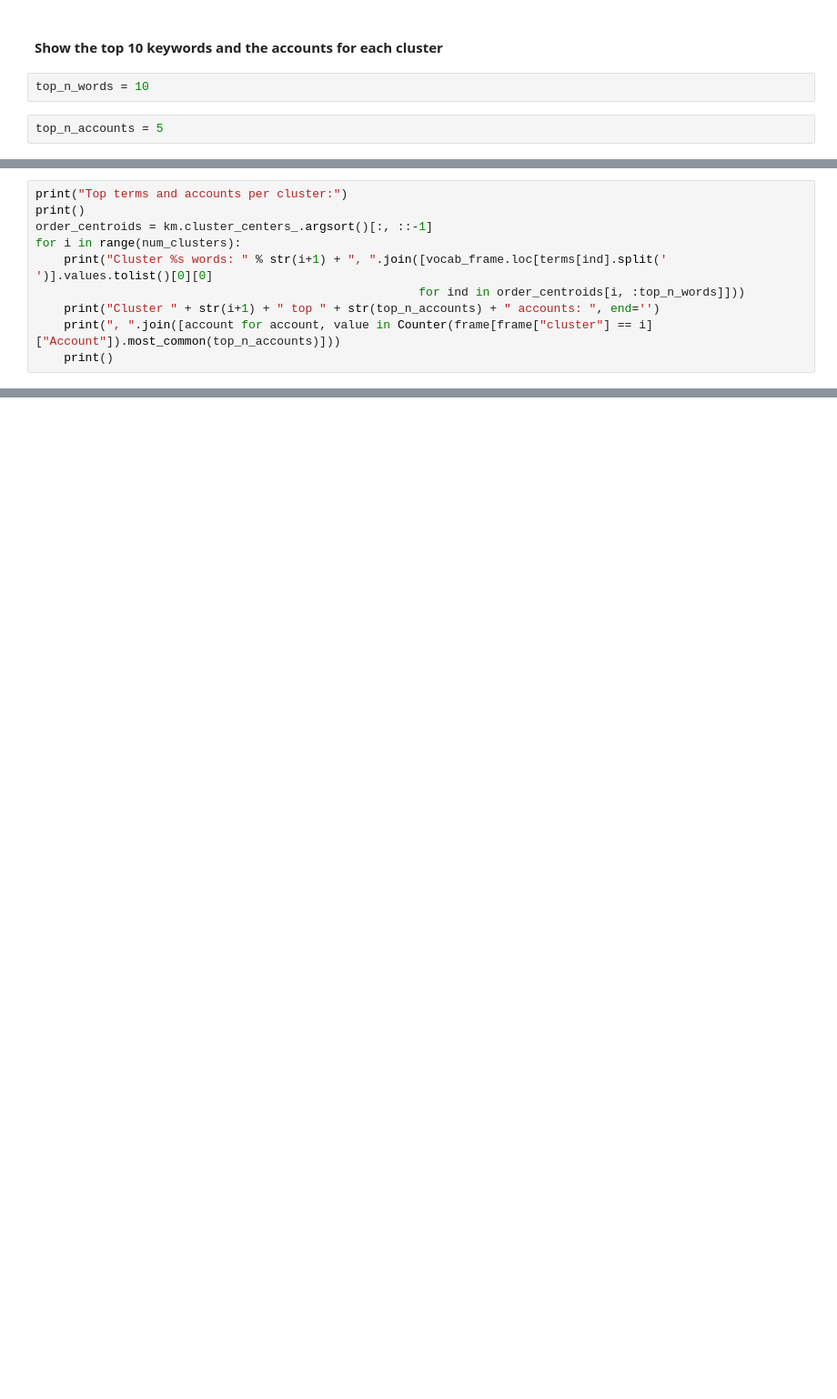
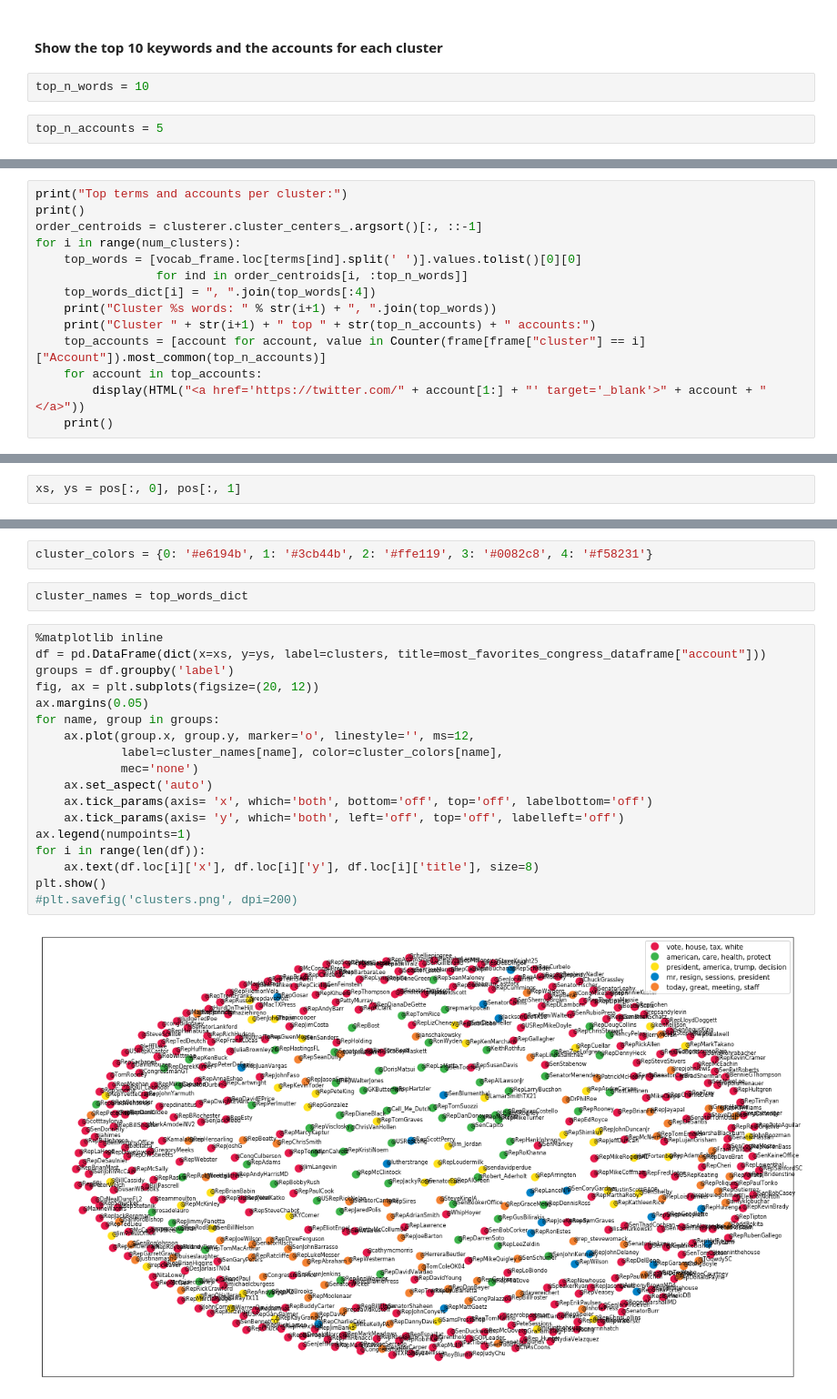
Before and after one commit to segalgouldn/CMSC251-Final-Project, a Jupyter notebook: Introduction to Artificial Intelligence Final Project.ipynb, the cells around one changed output, grey strips where cells are left out. Shown: that part at 91% size. Saved outputs shown, nothing was run; the diff lists cells and outputs as text; blank space fills up the shorter version.

Commit message:
Visualizations

```diff
--- a/Introduction to Artificial Intelligence Final Project.ipynb
+++ b/Introduction to Artificial Intelligence Final Project.ipynb
@@ -255,12 +288,16 @@ top_n_accounts = 5
 # %%
 print("Top terms and accounts per cluster:")
 print()
-order_centroids = km.cluster_centers_.argsort()[:, ::-1]
+order_centroids = clusterer.cluster_centers_.argsort()[:, ::-1]
 for i in range(num_clusters):
-    print("Cluster %s words: " % str(i+1) + ", ".join([vocab_frame.loc[terms[ind].split(' ')].values.tolist()[0][0]
-                                                      for ind in order_centroids[i, :top_n_words]]))
-    print("Cluster " + str(i+1) + " top " + str(top_n_accounts) + " accounts: ", end='')
-    print(", ".join([account for account, value in Counter(frame[frame["cluster"] == i]["Account"]).most_common(top_n_accounts)]))
+    top_words = [vocab_frame.loc[terms[ind].split(' ')].values.tolist()[0][0]
+                 for ind in order_centroids[i, :top_n_words]]
+    top_words_dict[i] = ", ".join(top_words[:4])
+    print("Cluster %s words: " % str(i+1) + ", ".join(top_words))
+    print("Cluster " + str(i+1) + " top " + str(top_n_accounts) + " accounts:")
+    top_accounts = [account for account, value in Counter(frame[frame["cluster"] == i]["Account"]).most_common(top_n_accounts)]
+    for account in top_accounts:
+        display(HTML("<a href='https://twitter.com/" + account[1:] + "' target='_blank'>" + account + "</a>"))
     print()
 # %% [output]
 Top terms and accounts per cluster:
@@ -281,0 +329,2 @@ Cluster 5 top 5 accounts: @RepRWilliams, @RepAndyBiggsAZ, @RepBrianFitz, @RepRas
+# %%
+xs, ys = pos[:, 0], pos[:, 1]
@@ -281,0 +335,24 @@ Cluster 5 top 5 accounts: @RepRWilliams, @RepAndyBiggsAZ, @RepBrianFitz, @RepRas
+# %%
+cluster_colors = {0: '#e6194b', 1: '#3cb44b', 2: '#ffe119', 3: '#0082c8', 4: '#f58231'}
+# %%
+cluster_names = top_words_dict
+# %%
+%matplotlib inline
+df = pd.DataFrame(dict(x=xs, y=ys, label=clusters, title=most_favorites_congress_dataframe["account"]))
+groups = df.groupby('label')
+fig, ax = plt.subplots(figsize=(20, 12))
+ax.margins(0.05)
+for name, group in groups:
+    ax.plot(group.x, group.y, marker='o', linestyle='', ms=12,
+            label=cluster_names[name], color=cluster_colors[name],
+            mec='none')
+    ax.set_aspect('auto')
+    ax.tick_params(axis= 'x', which='both', bottom='off', top='off', labelbottom='off')
+    ax.tick_params(axis= 'y', which='both', left='off', top='off', labelleft='off')
+ax.legend(numpoints=1)
+for i in range(len(df)):
+    ax.text(df.loc[i]['x'], df.loc[i]['y'], df.loc[i]['title'], size=8)
+plt.show()
+#plt.savefig('clusters.png', dpi=200)
+# %% [output]
+[figure, added]
```
Also changed, not shown: parts of 57 cells of this notebook, 3 other files.
